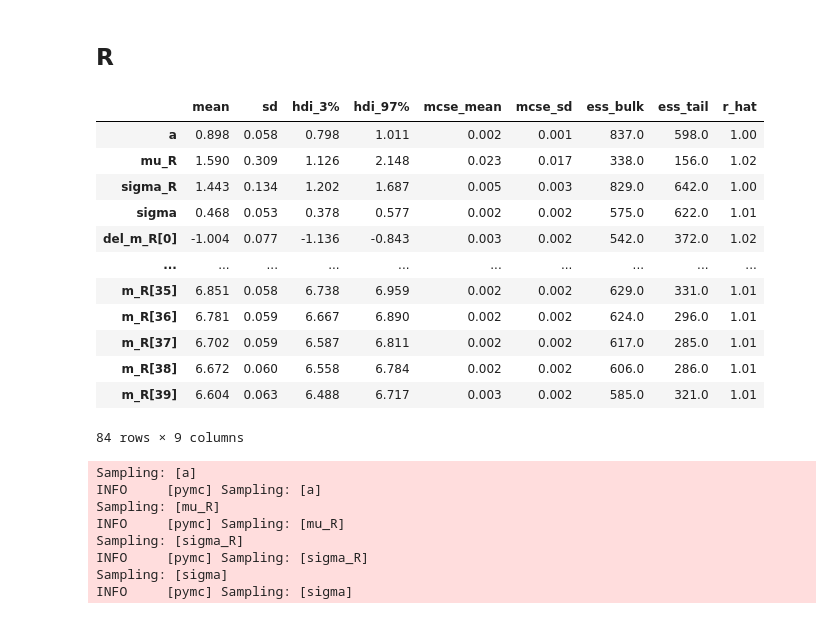
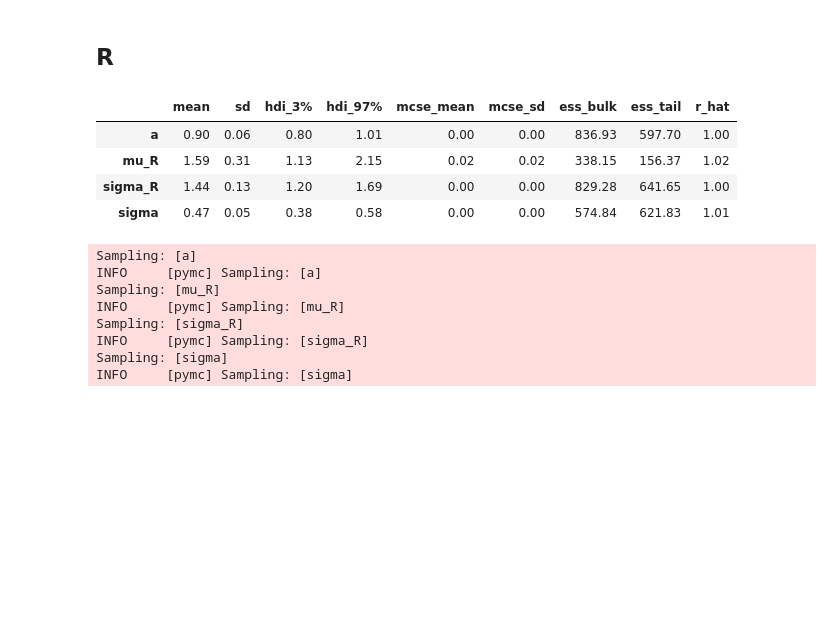
Before and after one commit to Priesemann-Group/mobility_inference, a Jupyter notebook: model.ipynb, the cells around one changed output. Drawn from its saved outputs; the diff is of its cells as text; code cells hidden in the pictures; blank space fills up the shorter version.

```diff
--- a/model.ipynb
+++ b/model.ipynb
@@ -453,21 +448,13 @@ dates = pd.to_datetime(mobility_dates_2020)
 # %% [markdown]
 ## R
 # %%
-az.summary(R_trace)
+az.summary(R_trace, var_names=["a", "mu_R", "sigma_R", "sigma"], round_to=2)
 # %% [output]
 |  | mean | sd | hdi_3% | hdi_97% | mcse_mean | mcse_sd | ess_bulk | ess_tail | r_hat |
-| a | 0.898 | 0.058 | 0.798 | 1.011 | 0.002 | 0.001 | 837.0 | 598.0 | 1.00 |
-| mu_R | 1.590 | 0.309 | 1.126 | 2.148 | 0.023 | 0.017 | 338.0 | 156.0 | 1.02 |
-| sigma_R | 1.443 | 0.134 | 1.202 | 1.687 | 0.005 | 0.003 | 829.0 | 642.0 | 1.00 |
-| sigma | 0.468 | 0.053 | 0.378 | 0.577 | 0.002 | 0.002 | 575.0 | 622.0 | 1.01 |
-| del_m_R[0] | -1.004 | 0.077 | -1.136 | -0.843 | 0.003 | 0.002 | 542.0 | 372.0 | 1.02 |
-| ... | ... | ... | ... | ... | ... | ... | ... | ... | ... |
-| m_R[35] | 6.851 | 0.058 | 6.738 | 6.959 | 0.002 | 0.002 | 629.0 | 331.0 | 1.01 |
-| m_R[36] | 6.781 | 0.059 | 6.667 | 6.890 | 0.002 | 0.002 | 624.0 | 296.0 | 1.01 |
-| m_R[37] | 6.702 | 0.059 | 6.587 | 6.811 | 0.002 | 0.002 | 617.0 | 285.0 | 1.01 |
-| m_R[38] | 6.672 | 0.060 | 6.558 | 6.784 | 0.002 | 0.002 | 606.0 | 286.0 | 1.01 |
-| m_R[39] | 6.604 | 0.063 | 6.488 | 6.717 | 0.003 | 0.002 | 585.0 | 321.0 | 1.01 |
+| a | 0.90 | 0.06 | 0.80 | 1.01 | 0.00 | 0.00 | 836.93 | 597.70 | 1.00 |
+| mu_R | 1.59 | 0.31 | 1.13 | 2.15 | 0.02 | 0.02 | 338.15 | 156.37 | 1.02 |
+| sigma_R | 1.44 | 0.13 | 1.20 | 1.69 | 0.00 | 0.00 | 829.28 | 641.65 | 1.00 |
+| sigma | 0.47 | 0.05 | 0.38 | 0.58 | 0.00 | 0.00 | 574.84 | 621.83 | 1.01 |
-84 rows × 9 columns
 # %%
 fig, axs = plt.subplots(1, 4, figsize=(10, 2))
 
```
Also changed, not shown: parts of 4 cells of this notebook.
